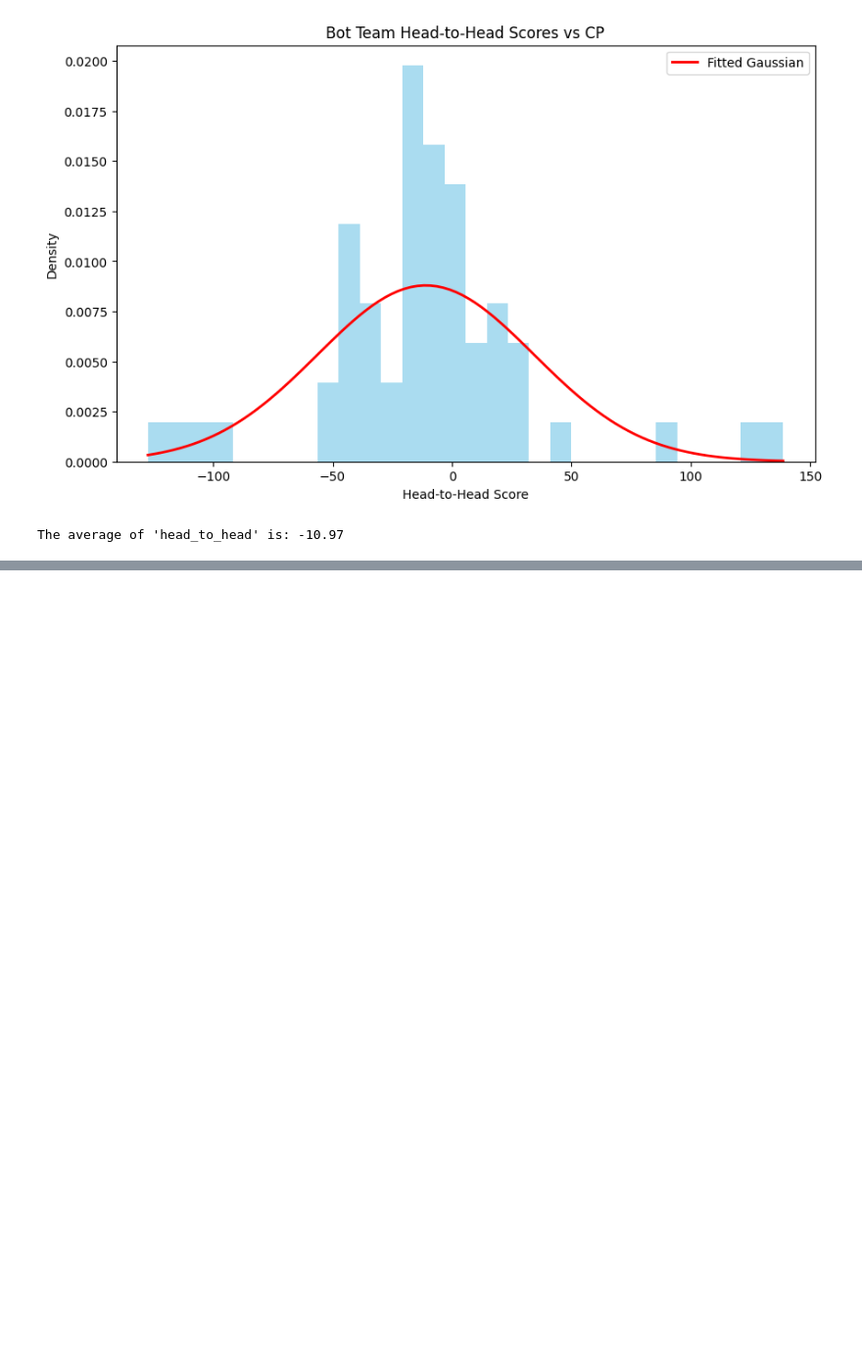
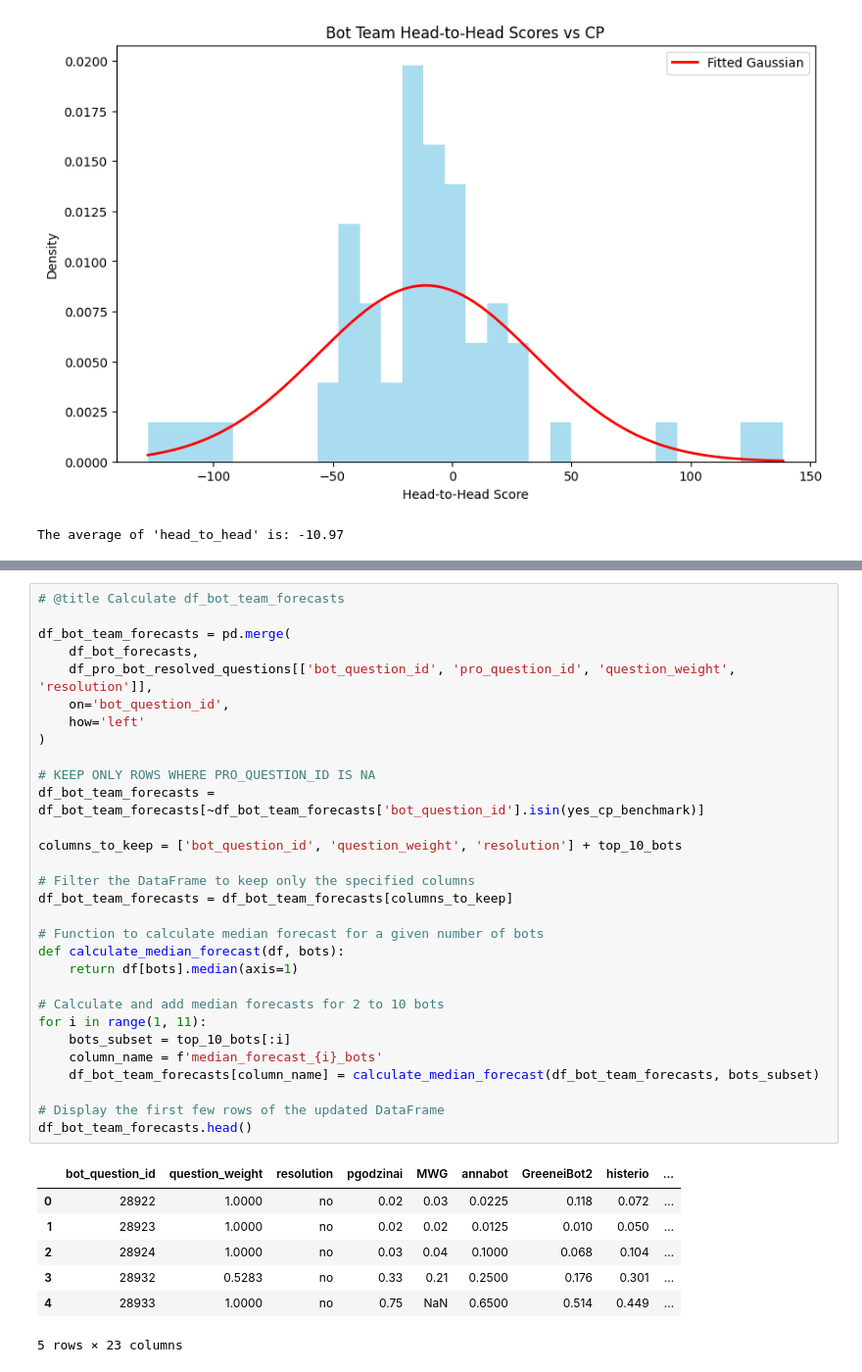
Before and after one commit to Metaculus/aib-analysis, a Jupyter notebook: AI_BENCHMARKING_ANALYSIS.ipynb, the cells around one changed output, grey strips where cells are left out. Shown at 98% size. Cells and saved outputs as stored; diff of their text form; blank space fills up the shorter version.

```diff
--- a/AI_BENCHMARKING_ANALYSIS.ipynb
+++ b/AI_BENCHMARKING_ANALYSIS.ipynb
@@ -3096,0 +3157,38 @@ The average of 'head_to_head' is: -10.97
+# %%
+# @title Calculate df_bot_team_forecasts
+
+df_bot_team_forecasts = pd.merge(
+    df_bot_forecasts,
+    df_pro_bot_resolved_questions[['bot_question_id', 'pro_question_id', 'question_weight', 'resolution']],
+    on='bot_question_id',
+    how='left'
+)
+
+# KEEP ONLY ROWS WHERE PRO_QUESTION_ID IS NA
+df_bot_team_forecasts = df_bot_team_forecasts[~df_bot_team_forecasts['bot_question_id'].isin(yes_cp_benchmark)]
+
+columns_to_keep = ['bot_question_id', 'question_weight', 'resolution'] + top_10_bots
+
+# Filter the DataFrame to keep only the specified columns
+df_bot_team_forecasts = df_bot_team_forecasts[columns_to_keep]
+
+# Function to calculate median forecast for a given number of bots
+def calculate_median_forecast(df, bots):
+    return df[bots].median(axis=1)
+
+# Calculate and add median forecasts for 2 to 10 bots
+for i in range(1, 11):
+    bots_subset = top_10_bots[:i]
+    column_name = f'median_forecast_{i}_bots'
+    df_bot_team_forecasts[column_name] = calculate_median_forecast(df_bot_team_forecasts, bots_subset)
+
+# Display the first few rows of the updated DataFrame
+df_bot_team_forecasts.head()
+# %% [output]
+|  | bot_question_id | question_weight | resolution | pgodzinai | MWG | annabot | GreeneiBot2 | histerio | ... |
+| 0 | 28922 | 1.0000 | no | 0.02 | 0.03 | 0.0225 | 0.118 | 0.072 | ... |
+| 1 | 28923 | 1.0000 | no | 0.02 | 0.02 | 0.0125 | 0.010 | 0.050 | ... |
+| 2 | 28924 | 1.0000 | no | 0.03 | 0.04 | 0.1000 | 0.068 | 0.104 | ... |
+| 3 | 28932 | 0.5283 | no | 0.33 | 0.21 | 0.2500 | 0.176 | 0.301 | ... |
+| 4 | 28933 | 1.0000 | no | 0.75 | NaN | 0.6500 | 0.514 | 0.449 | ... |
+5 rows × 23 columns
```
Also changed, not shown: parts of 18 cells of this notebook.
